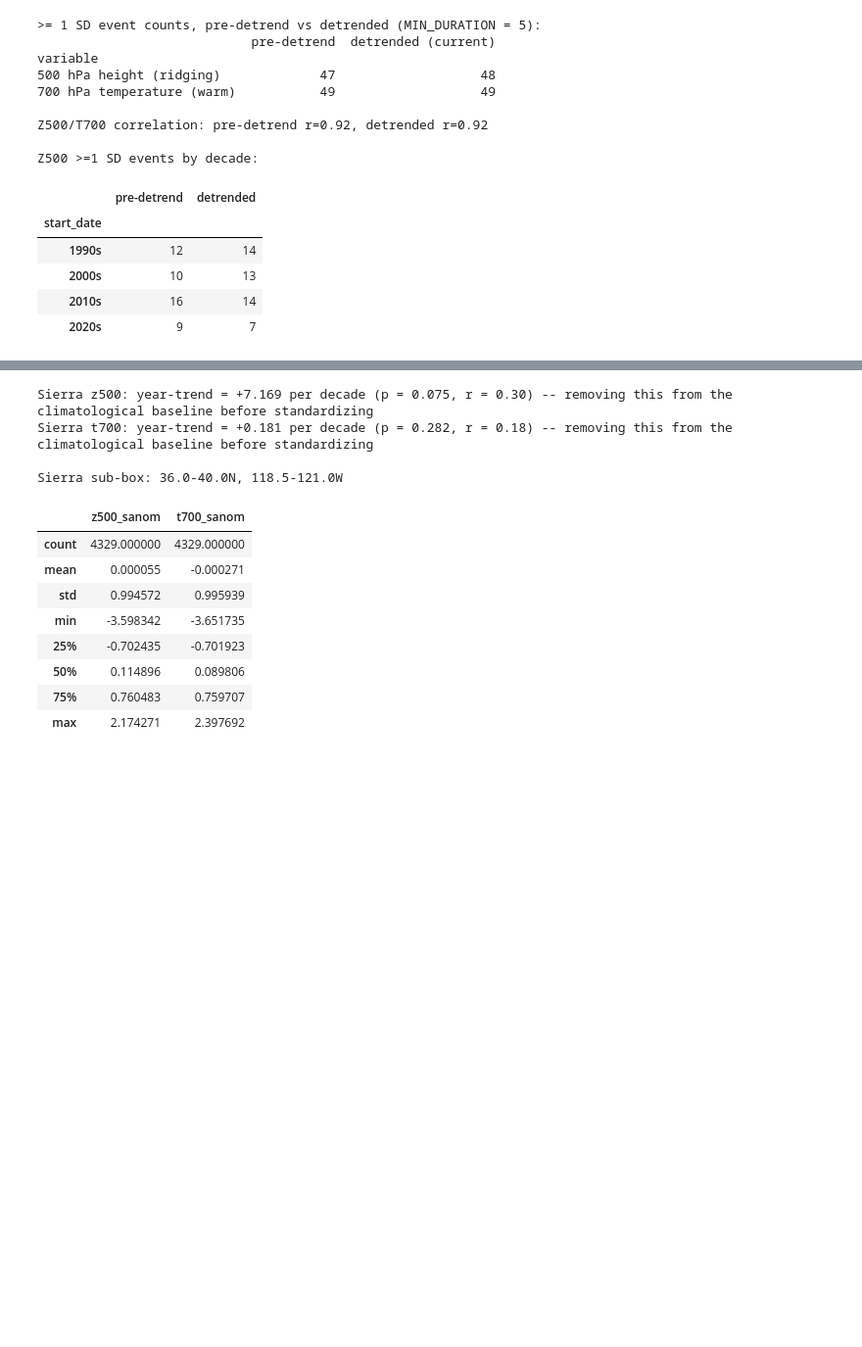
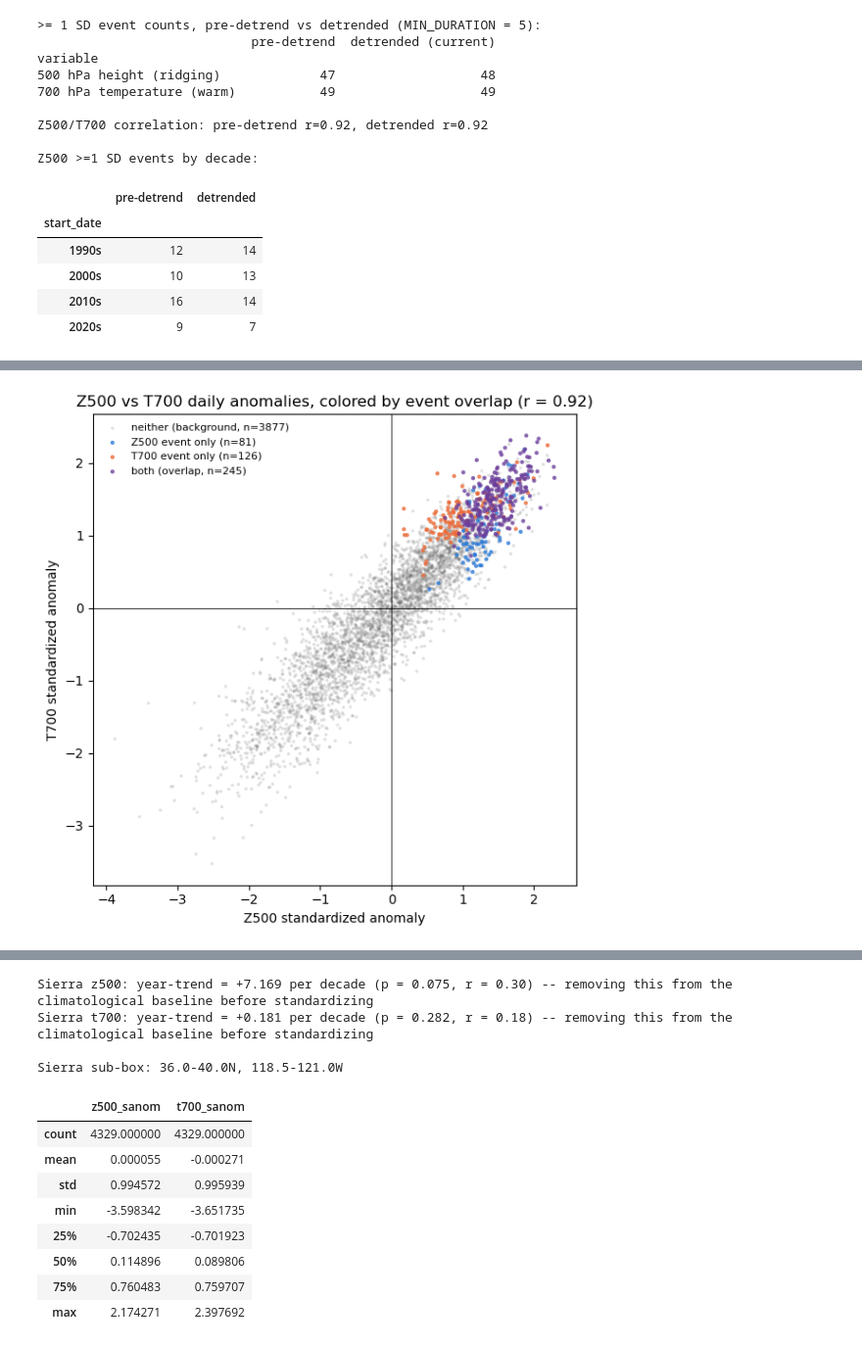
Before and after one commit to ming80302/AR_CA_PROJ, a Jupyter notebook: CA_z500_t700_blocking_events_detrend_5day.ipynb, the cells around one changed output, grey strips where cells are left out. Shown at 98% size. Drawn from its saved outputs; the diff is of its cells as text; code cells hidden in the pictures; blank space fills up the shorter version.

Commit message:
Update CA_z500_t700_blocking_events_detrend_5day.ipynb
Co-Authored-By: Claude Sonnet 5 <noreply@anthropic.com>

```diff
--- a/CA_z500_t700_blocking_events_detrend_5day.ipynb
+++ b/CA_z500_t700_blocking_events_detrend_5day.ipynb
@@ -627,7 +586,9 @@ average (sub-box or single grid point) so extremes aren't averaged away.
 # not this one -- recomputing live here avoids that mismatch happening again.
 df_pre = df.copy()
 for col in ['z500', 't700']:
-    m, s = climatology(df, col)
+    clim_mean, clim_std = climatology_dict(df.index, df[col].values)
+    m = lookup_climatology(df.index, clim_mean)
+    s = lookup_climatology(df.index, clim_std)
     df_pre[f'{col}_sanom'] = (df[col] - m) / s
 
 pre_events = []
@@ -700,0 +824,30 @@ CA_z500_t700_blocking_events_mindur_comparison.ipynb
+# %%
+cat = pd.Series('neither', index=df.index)
+cat[[d in z_days and d not in t_days for d in df.index]] = 'z_only'
+cat[[d in t_days and d not in z_days for d in df.index]] = 't_only'
+cat[[d in overlap for d in df.index]] = 'both'
+
+CATCOLOR = {'both': '#6a3d9a', 'z_only': '#2a78d6', 't_only': '#eb6834', 'neither': '0.4'}
+CATLABEL = {
+    'both': f'both (overlap, n={(cat == "both").sum()})',
+    'z_only': f'Z500 event only (n={(cat == "z_only").sum()})',
+    't_only': f'T700 event only (n={(cat == "t_only").sum()})',
+    'neither': f'neither (background, n={(cat == "neither").sum()})',
+}
+
+fig, ax = plt.subplots(figsize=(6, 6))
+for c in ['neither', 'z_only', 't_only', 'both']:
+    m = cat == c
+    ax.scatter(df.loc[m, 'z500_sanom'], df.loc[m, 't700_sanom'],
+               s=10 if c != 'neither' else 6, alpha=0.8 if c != 'neither' else 0.2,
+               color=CATCOLOR[c], label=CATLABEL[c], edgecolors='none')
+ax.axhline(0, color='k', lw=0.6)
+ax.axvline(0, color='k', lw=0.6)
+ax.set_xlabel('Z500 standardized anomaly')
+ax.set_ylabel('T700 standardized anomaly')
+ax.set_title(f'Z500 vs T700 daily anomalies, colored by event overlap (r = {corr:.2f})')
+ax.legend(frameon=False, fontsize=8, loc='upper left')
+plt.tight_layout()
+plt.show()
+# %% [output]
+[figure, added]
```
Also changed, not shown: parts of 43 cells of this notebook.
